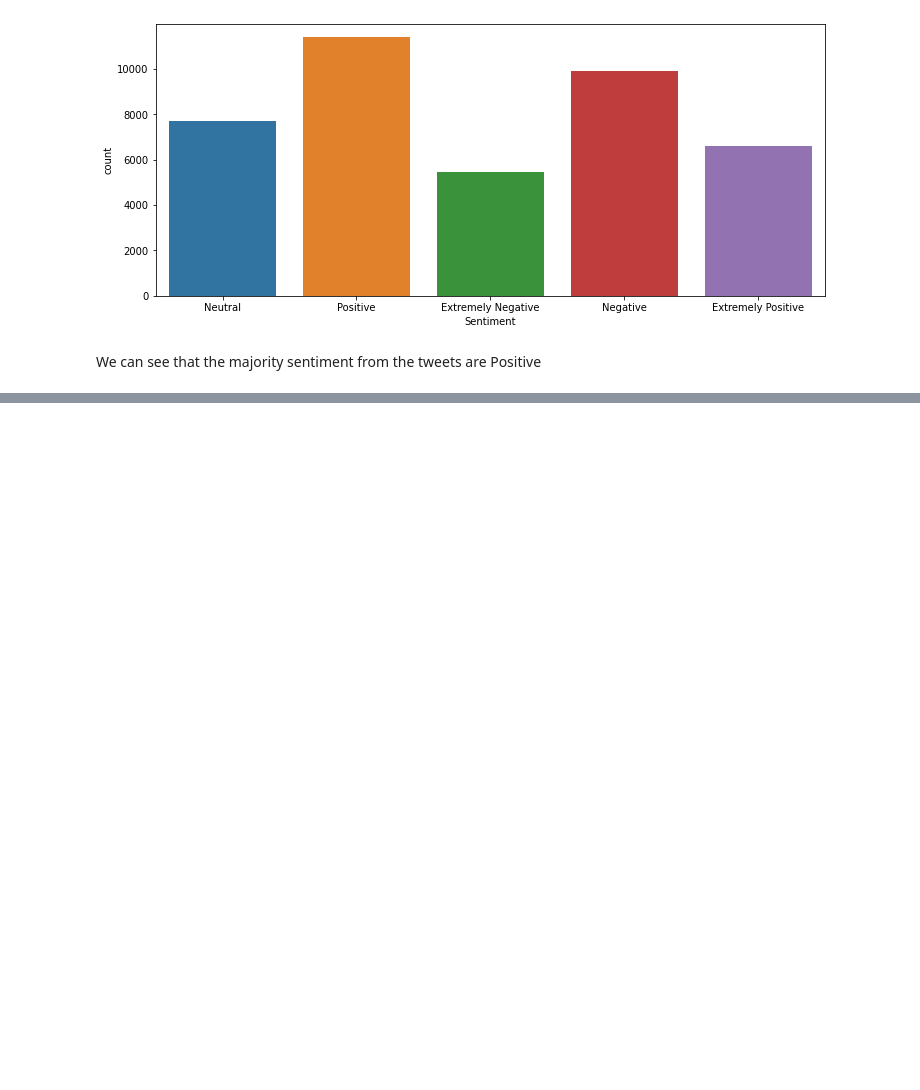
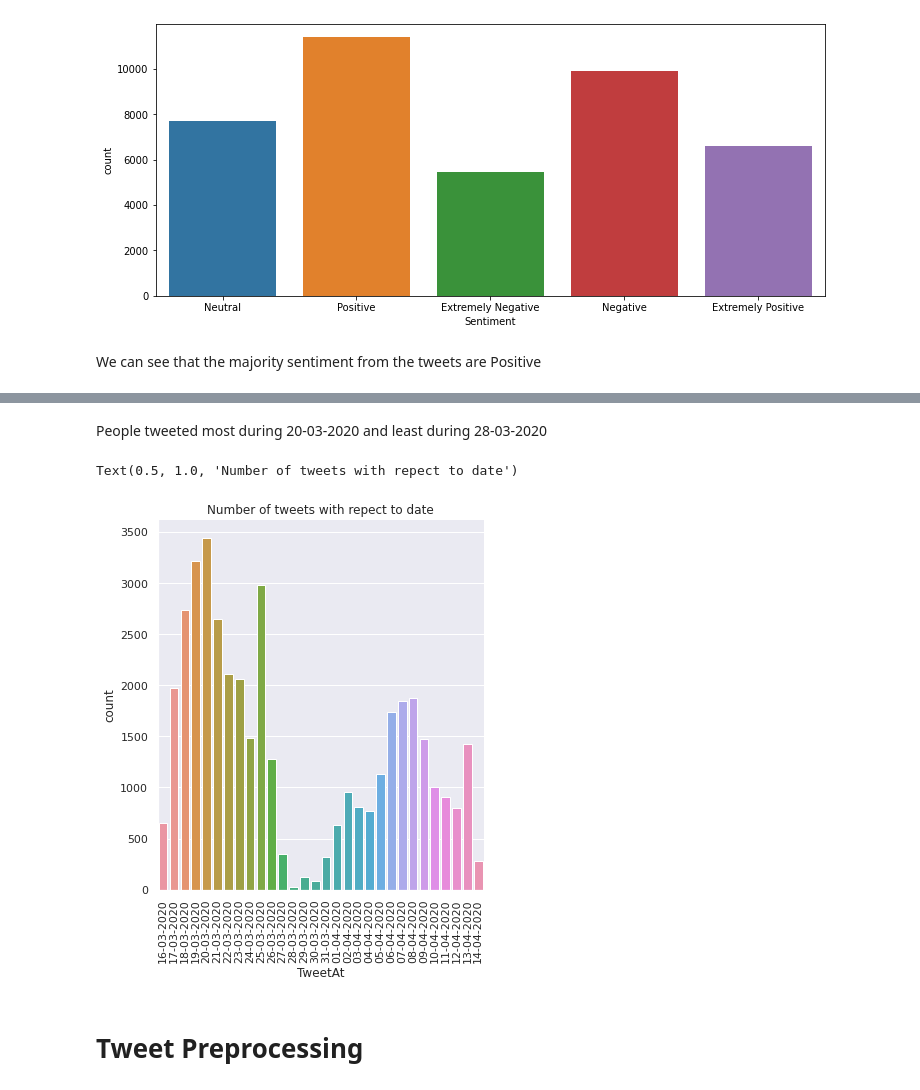
Before and after one commit to Nakulpradeep94/Coronavirus-Tweet-Sentiment-Analysis, a Jupyter notebook: Coronavirus_Tweet_Sentiment_Analysis_Capstone_Project.ipynb, the cells around one changed output, grey strips where cells are left out. Drawn from its saved outputs; the diff is of its cells as text; code cells hidden in the pictures; blank space fills up the shorter version.

```diff
--- a/Coronavirus_Tweet_Sentiment_Analysis_Capstone_Project.ipynb
+++ b/Coronavirus_Tweet_Sentiment_Analysis_Capstone_Project.ipynb
@@ -181,0 +241,12 @@ We can see that the majority sentiment from the tweets are Positive
+# %% [markdown]
+People tweeted most during 20-03-2020 and least during 28-03-2020
+# %%
+
+sns.catplot(x='TweetAt',height=6,kind='count',data=df)
+plt.xticks(rotation = 90)
+plt.title("Number of tweets with repect to date")
+# %% [output]
+Text(0.5, 1.0, 'Number of tweets with repect to date')
+[figure, added]
+# %% [markdown]
+# **Tweet Preprocessing**
```
Also changed, not shown: parts of 22 cells of this notebook.
